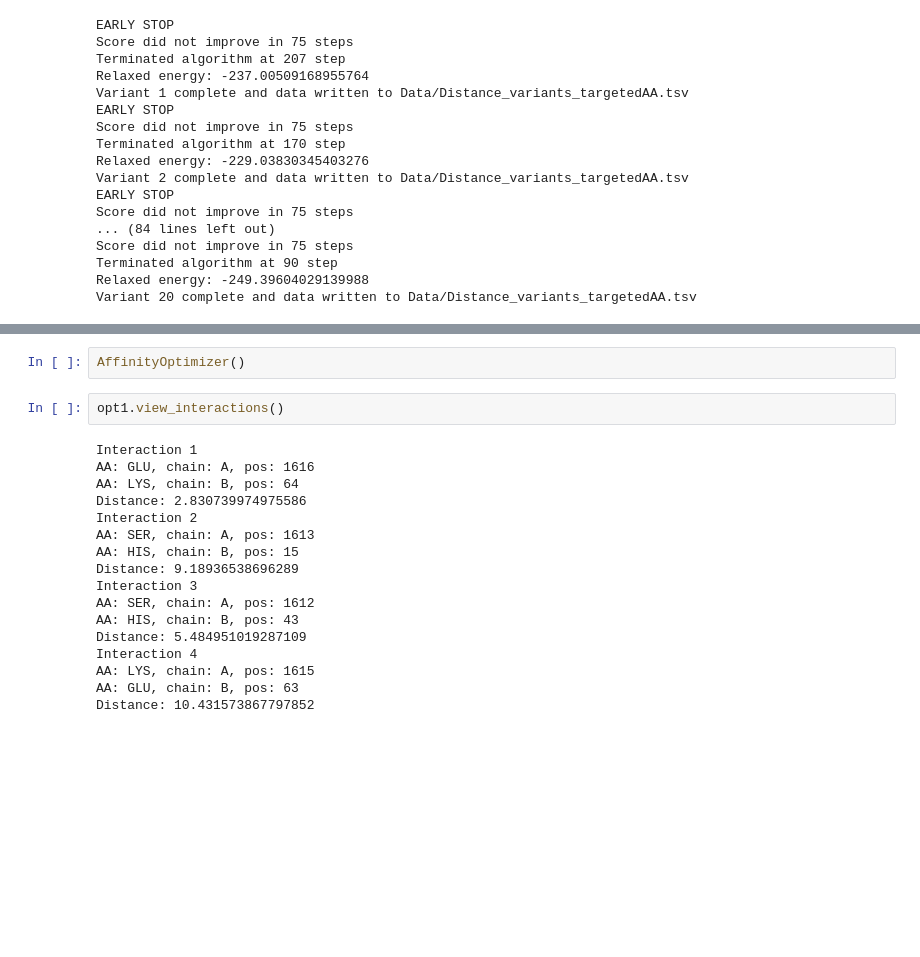
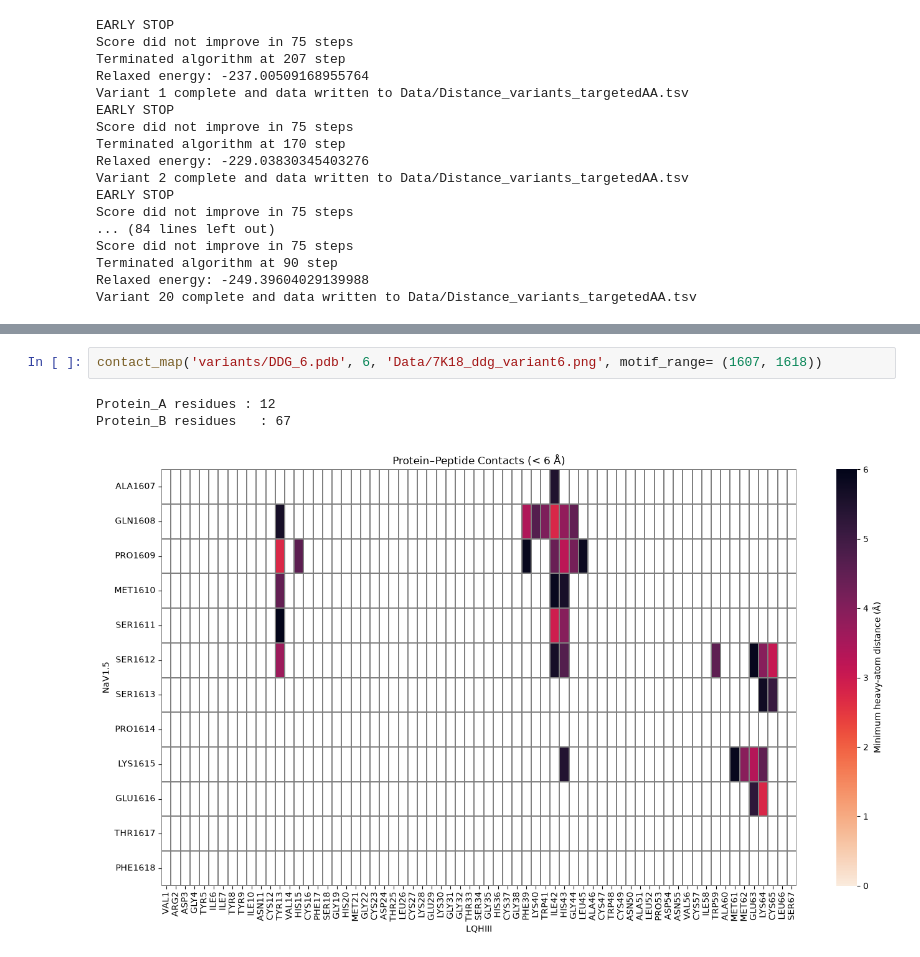
Before and after one commit to jcapecci09/Toxin-Engineering, a Jupyter notebook: project.ipynb, the cells around one changed output, grey strips where cells are left out. Drawn from its saved outputs; the diff is of its cells as text; blank space fills up the shorter version.

```diff
--- a/project.ipynb
+++ b/project.ipynb
@@ -349,21 +367,6 @@ with open(path, 'w') as f:
-# %%
-AffinityOptimizer()
-# %%
-opt1.view_interactions()
-# %% [output]
-Interaction 1
-AA: GLU, chain: A, pos: 1616
-AA: LYS, chain: B, pos: 64
-Distance: 2.830739974975586
-Interaction 2
-AA: SER, chain: A, pos: 1613
-AA: HIS, chain: B, pos: 15
-Distance: 9.18936538696289
-Interaction 3
-AA: SER, chain: A, pos: 1612
-AA: HIS, chain: B, pos: 43
-Distance: 5.484951019287109
-Interaction 4
-AA: LYS, chain: A, pos: 1615
-AA: GLU, chain: B, pos: 63
-Distance: 10.431573867797852
+# %%
+contact_map('variants/DDG_6.pdb', 6, 'Data/7K18_ddg_variant6.png', motif_range= (1607, 1618))
+# %% [output]
+Protein_A residues : 12
+Protein_B residues   : 67
+[figure, added]
```
Also changed, not shown: parts of 1 cell of this notebook, 19 other files.
